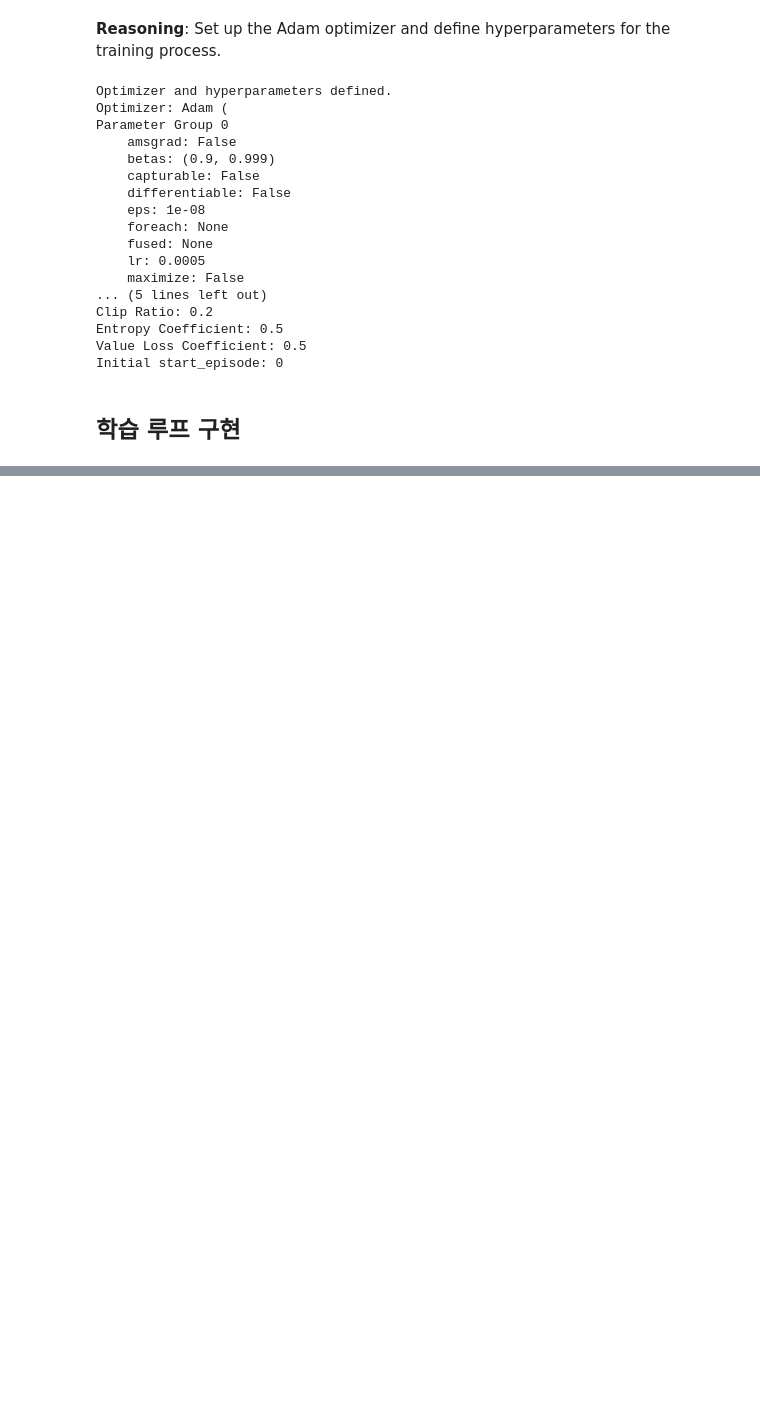
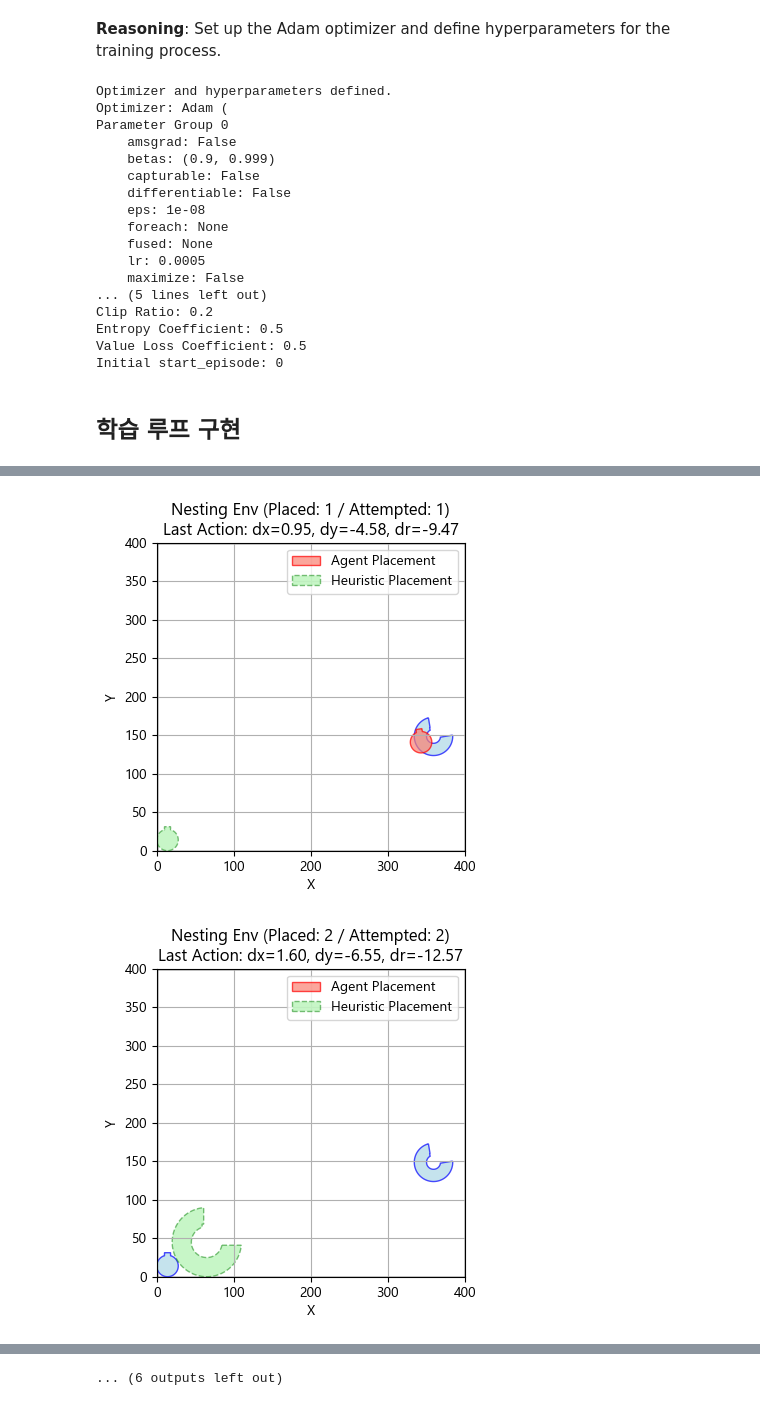
Before and after one commit to mvvkinn/2d-reinforcement-nesting, a Jupyter notebook: nesting_pro_bl_nfp.ipynb, the cells around one changed output, grey strips where cells are left out. Drawn from its saved outputs; the diff is of its cells as text; code cells hidden in the pictures; blank space fills up the shorter version.

```diff
--- a/nesting_pro_bl_nfp.ipynb
+++ b/nesting_pro_bl_nfp.ipynb
@@ -1205,7 +1205,7 @@ os.makedirs(model_save_dir, exist_ok=True)
 checkpoint_path = os.path.join(model_save_dir, "checkpoint_episode.pth")
 time_str = time.strftime("%Y-%m-%d %H:%M:%S") # Get current time
 
-render_step = 30
+render_step = 1
 
 # Initialize variables for tracking training progress
 # Check if these variables already exist in the global scope and retain their values if they do
@@ -1476,3 +1476,5 @@ env.close()
 Previous environment renderer closed.
 Checkpoint loaded successfully. Resuming training from episode 481.
 Initial start_episode: 481
+[figure, added]
+[figure, added]
@@ -1478,0 +1490 @@ Initial start_episode: 481
+... (6 outputs left out)
```
Also changed, not shown: parts of 1 cell of this notebook.
